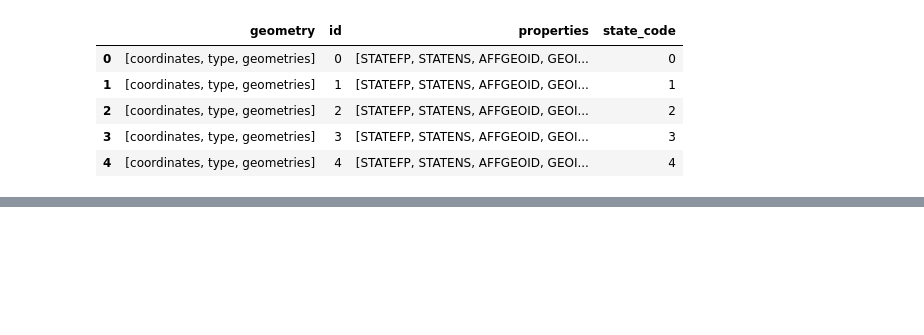
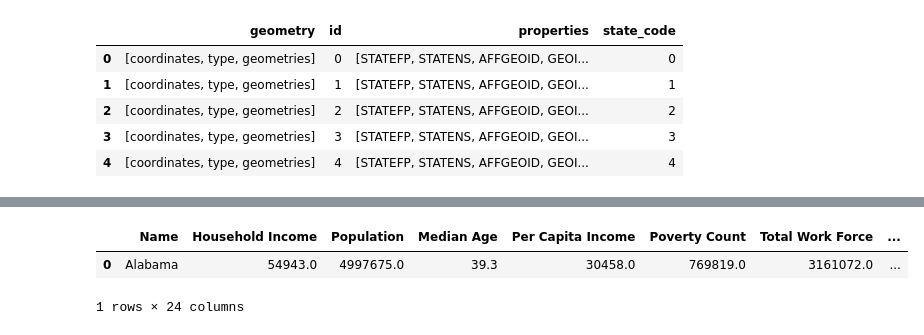
Before and after one commit to Nathanhans/Project_1, a Jupyter notebook: Nathan_Analysis/Data/census_dataframe_state.ipynb, the cells around one changed output, grey strips where cells are left out. Cells and saved outputs as stored; diff of their text form; code cells hidden in the pictures; blank space fills up the shorter version.

```diff
--- a/Nathan_Analysis/Data/census_dataframe_state.ipynb
+++ b/Nathan_Analysis/Data/census_dataframe_state.ipynb
@@ -141,0 +156,59 @@ census_pd_combined_shape.plot()
+# %%
+mapping = {'Alabama': 'AL',
+        'Alaska': 'AK',
+        'Arizona': 'AZ',
+        'Arkansas': 'AR',
+        'California': 'CA',
+        'Colorado': 'CO',
+        'Connecticut': 'CT',
+        'Delaware': 'DE',
+        'District of Columbia': 'DC',
+        'Florida': 'FL',
+        'Georgia': 'GA',
+        'Hawaii': 'HI',
+        'Idaho': 'ID',
+        'Illinois': 'IL',
+        'Indiana': 'IN',
+        'Iowa': 'IA',
+        'Kansas': 'KS',
+        'Kentucky': 'KY',
+        'Louisiana': 'LA',
+        'Maine': 'ME',
+        'Maryland': 'MD',
+        'Massachusetts': 'MA',
+        'Michigan': 'MI',
+        'Minnesota': 'MN',
+        'Mississippi': 'MS',
+        'Missouri': 'MO',
+        'Montana': 'MT',
+        'Nebraska': 'NE',
+        'Nevada': 'NV',
+        'New Hampshire': 'NH',
+        'New Jersey': 'NJ',
+        'New Mexico': 'NM',
+        'New York': 'NY',
+        'North Carolina': 'NC',
+        'North Dakota': 'ND',
+        'Ohio': 'OH',
+        'Oklahoma': 'OK',
+        'Oregon': 'OR',
+        'Pennsylvania': 'PA',
+        'Rhode Island': 'RI',
+        'South Carolina': 'SC',
+        'South Dakota': 'SD',
+        'Tennessee': 'TN',
+        'Texas': 'TX',
+        'Utah': 'UT',
+        'Vermont': 'VT',
+        'Virginia': 'VA',
+        'Washington': 'WA',
+        'West Virginia': 'WV',
+        'Wisconsin': 'WI',
+        'Wyoming': 'WY'}
+
+states['mapping'] = states['Name'].map(mapping)
+states.head(1)
+# %% [output]
+|  | Name | Household Income | Population | Median Age | Per Capita Income | Poverty Count | Total Work Force | ... |
+| 0 | Alabama | 54943.0 | 4997675.0 | 39.3 | 30458.0 | 769819.0 | 3161072.0 | ... |
+1 rows × 24 columns
```
Also changed, not shown: parts of 11 cells of this notebook.
